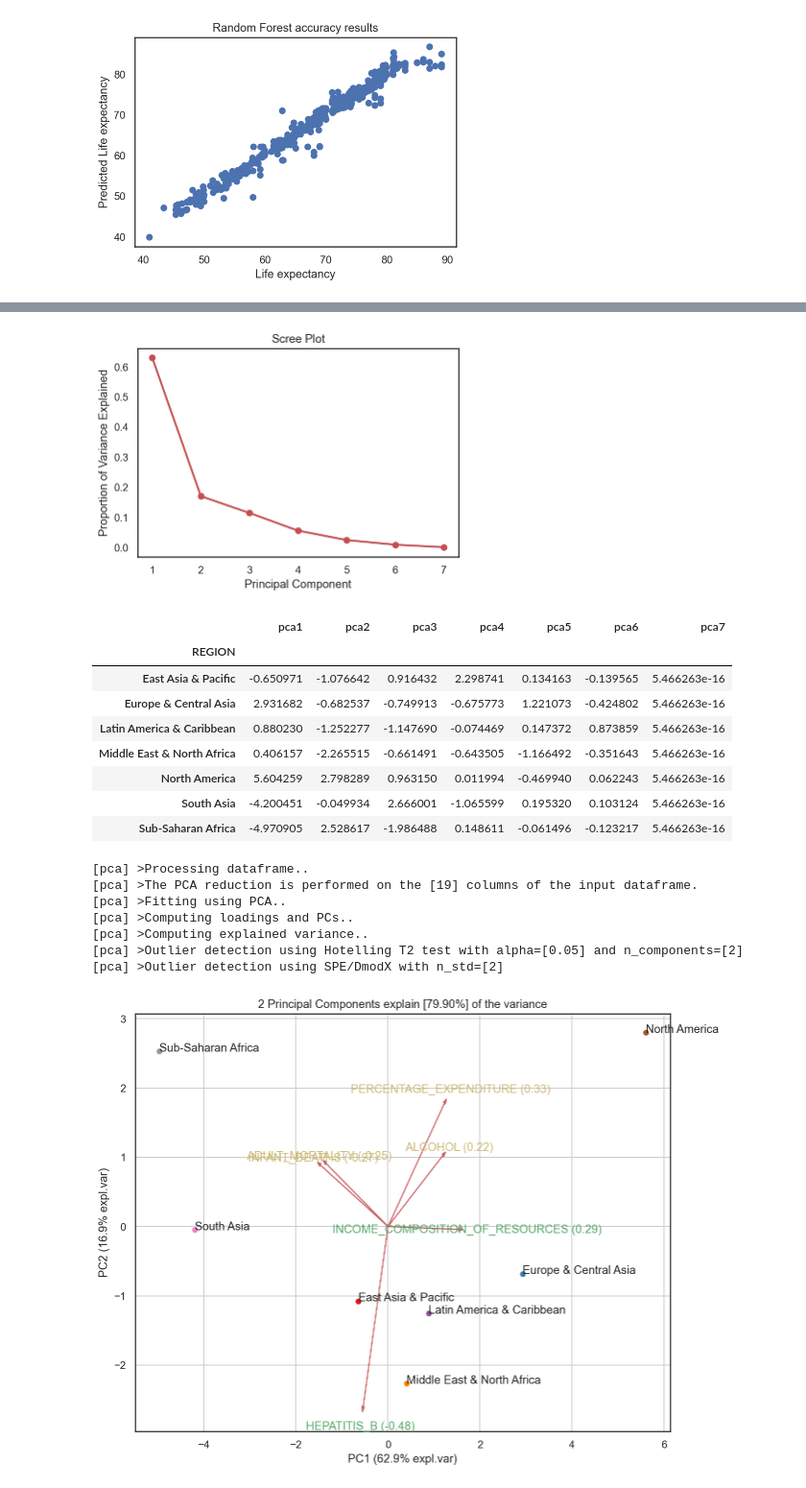
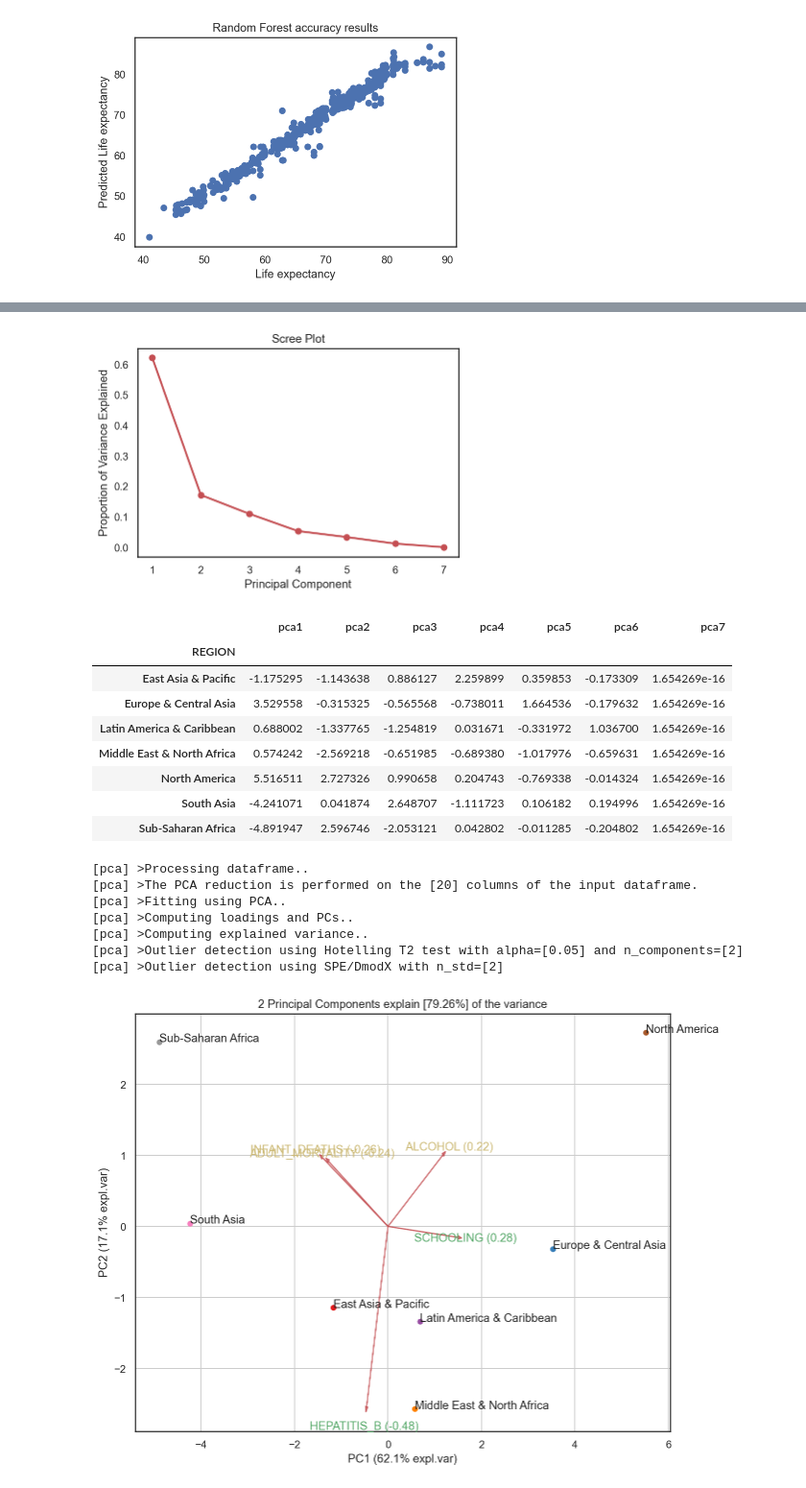
Before and after one commit to YoungAndJin96/Regression_LifeExpectancy, a Jupyter notebook: ipynb/Life_Expectancy_Regression.ipynb, the cells around one changed output, grey strips where cells are left out. Shown at 96% size. Saved outputs shown, nothing was run; the diff lists cells and outputs as text; code cells hidden in the pictures.

Commit message:
Add : based on region, country pca1 score

```diff
--- a/ipynb/Life_Expectancy_Regression.ipynb
+++ b/ipynb/Life_Expectancy_Regression.ipynb
@@ -60,6 +60,9 @@ def preprocessing(data):
     data["GDPPERCAP"].fillna(data["GDP"] / data["POPULATION"], inplace=True)
     data.columns = [cols.upper() for cols in original.columns.tolist()]
 
+    if 'STATUS' in data.columns.tolist():
+        data = pd.get_dummies(original, columns=['STATUS'], drop_first=True)
+
     return data
 # %%
 # corr
@@ -602,15 +609,12 @@ strong multicollinearity or other numerical problems.
 # %%
-# Outlier preprocessing
+# data processing
 original = pd.read_csv("../datas/life_expectancy_data_fillna.csv")
+
 data = preprocessing(original)
-
-# Nan값 GDP/POP으로 대체
-data["GDPPERCAP"].fillna(data["GDP"] / data["POPULATION"], inplace=True)
-data.columns = [cols.upper() for cols in data.columns.tolist()]
-
 top_features = get_top_features(data, drop_n=5)
 fence = get_fence(data, top_features)
 data = drop_outlier(data, fence, top_features)
+data = data.drop(['COUNTRYCODE', 'ISO3166', 'YEAR', 'INCOMEGROUP'], axis=1)
 # %%
 # standard scaler
 def fit_scaler(data):
@@ -637,10 +641,11 @@ def fit_pca(data, n_component=2):
 # pca scree plot
 def show_screeplot(data, n_component=2):
     target = data['LIFE_EXPECTANCY']
-    data = data.drop(['ISO3166', 'YEAR', 'LIFE_EXPECTANCY'], axis=1)
+    data = data.drop(['LIFE_EXPECTANCY'], axis=1)
 
     # fit pca
     pca_df, pc_values, pca_var = fit_pca(data, n_component)
+
 
     # explained_variance_ration (pca_var): 주성분 벡터를 이용해 투영한 후 분산의 비율
     plt.plot(pc_values, pca_var, 'ro-', linewidth=2)
@@ -653,42 +658,42 @@ def show_screeplot(data, n_component=2):
     return pca_df
 
 # n_componenet : region num
-original = original.groupby('REGION').mean().round(3)
-n_component = len(original.index)
-show_screeplot(original, n_component)
+data = data.groupby('REGION').mean().round(3)
+n_component = len(data.index)
+show_screeplot(data, n_component)
 # %% [output]
-[figure, old version]
+[figure, new version]
 |  | pca1 | pca2 | pca3 | pca4 | pca5 | pca6 | pca7 |
 | REGION |  |  |  |  |  |  |  |
-| East Asia & Pacific | -0.650971 | -1.076642 | 0.916432 | 2.298741 | 0.134163 | -0.139565 | 5.466263e-16 |
-| Europe & Central Asia | 2.931682 | -0.682537 | -0.749913 | -0.675773 | 1.221073 | -0.424802 | 5.466263e-16 |
-| Latin America & Caribbean | 0.880230 | -1.252277 | -1.147690 | -0.074469 | 0.147372 | 0.873859 | 5.466263e-16 |
-| Middle East & North Africa | 0.406157 | -2.265515 | -0.661491 | -0.643505 | -1.166492 | -0.351643 | 5.466263e-16 |
-| North America | 5.604259 | 2.798289 | 0.963150 | 0.011994 | -0.469940 | 0.062243 | 5.466263e-16 |
-| South Asia | -4.200451 | -0.049934 | 2.666001 | -1.065599 | 0.195320 | 0.103124 | 5.466263e-16 |
-| Sub-Saharan Africa | -4.970905 | 2.528617 | -1.986488 | 0.148611 | -0.061496 | -0.123217 | 5.466263e-16 |
+| East Asia & Pacific | -1.175295 | -1.143638 | 0.886127 | 2.259899 | 0.359853 | -0.173309 | 1.654269e-16 |
+| Europe & Central Asia | 3.529558 | -0.315325 | -0.565568 | -0.738011 | 1.664536 | -0.179632 | 1.654269e-16 |
+| Latin America & Caribbean | 0.688002 | -1.337765 | -1.254819 | 0.031671 | -0.331972 | 1.036700 | 1.654269e-16 |
+| Middle East & North Africa | 0.574242 | -2.569218 | -0.651985 | -0.689380 | -1.017976 | -0.659631 | 1.654269e-16 |
+| North America | 5.516511 | 2.727326 | 0.990658 | 0.204743 | -0.769338 | -0.014324 | 1.654269e-16 |
+| South Asia | -4.241071 | 0.041874 | 2.648707 | -1.111723 | 0.106182 | 0.194996 | 1.654269e-16 |
+| Sub-Saharan Africa | -4.891947 | 2.596746 | -2.053121 | 0.042802 | -0.011285 | -0.204802 | 1.654269e-16 |
 # %%
+from pca import pca
+
 def show_biplot(data, n_component=2, feature_num=5):
-    data = data.drop(['ISO3166', 'YEAR', 'LIFE_EXPECTANCY'], axis=1)
+    data = data.drop(['LIFE_EXPECTANCY'], axis=1)
 
     model = pca(n_components=n_component)
     # fit scaler
     ss_df = fit_scaler(data)
     # pca
     results = model.fit_transform(ss_df)
     fig, ax = model.biplot(n_feat=feature_num, legend=False)
 
-# n_componenet : region num
-original = original.groupby('REGION').mean().round(3)
-n_component = len(original.index)
-feature_num = 5
-show_biplot(original, 2, 6)
+n_component = 2
+feature_num = 5 # 표시할 주요 feature 개수
+show_biplot(data, n_component, feature_num)
 # %% [output]
 [pca] >Processing dataframe..
-[pca] >The PCA reduction is performed on the [19] columns of the input dataframe.
+[pca] >The PCA reduction is performed on the [20] columns of the input dataframe.
 [pca] >Fitting using PCA..
 [pca] >Computing loadings and PCs..
 [pca] >Computing explained variance..
 [pca] >Outlier detection using Hotelling T2 test with alpha=[0.05] and n_components=[2]
 [pca] >Outlier detection using SPE/DmodX with n_std=[2]
-[figure, old version]
+[figure, new version]
```
Also changed, not shown: parts of 5 cells of this notebook.
